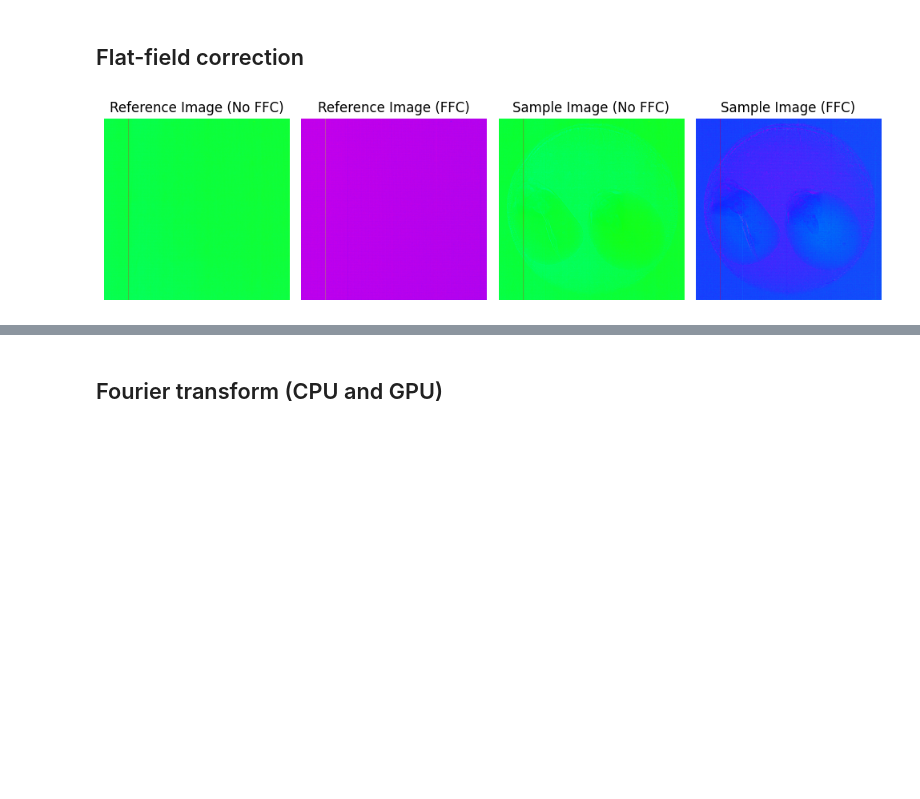
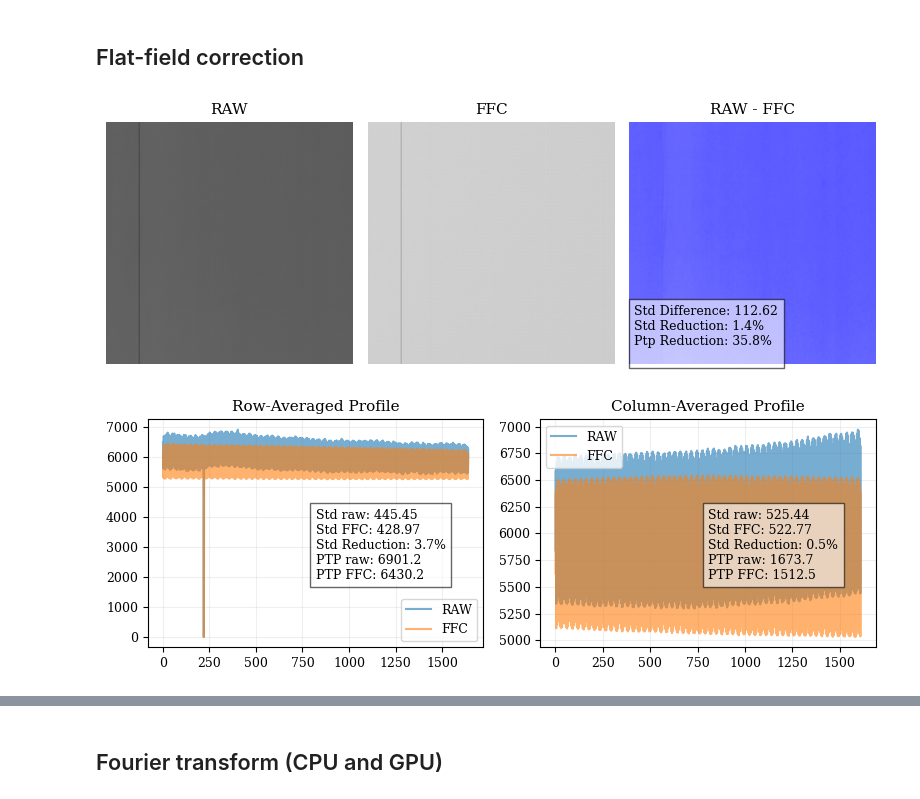
Before and after one commit to JLBeltran-IMAG/shimexpy, a Jupyter notebook: examples/workflow_example.ipynb, the cells around one changed output, grey strips where cells are left out. Drawn from its saved outputs; the diff is of its cells as text; code cells hidden in the pictures; blank space fills up the shorter version.

Commit message:
updates: cuda and ffc assessment

```diff
--- a/examples/workflow_example.ipynb
+++ b/examples/workflow_example.ipynb
@@ -12,6 +12,19 @@ We’ll load a small example dataset, extract the spatial harmonics, and reconst
 # Core scientific stack
 import numpy as np
 import matplotlib.pyplot as plt
+
+plt.rcParams.update({
+    "font.family": "serif",
+    "font.size": 10,
+    "axes.titlesize": 11,
+    "axes.labelsize": 10,
+    "xtick.labelsize": 9,
+    "ytick.labelsize": 9,
+    "legend.fontsize": 9,
+})
+
+# All figures will be exported in
+path2exp = "/home/beltran/DOCTORADO/PhD work/Working/ShimexPy/imgs"
 
 # Visualization helpers
 from skimage.exposure import equalize_hist, rescale_intensity
@@ -180,37 +197,24 @@ fig1.tight_layout()
 ## Flat-field correction
 # %%
 # SHIMEXPY: main processing functions
-from shimexpy import ffc
+from shimexpy import ffc, FFCQualityAssessment
 import time
 
 time0 = time.time()
 reference_ffc = ffc(reference_img_roi, dark_img_roi, bright_img_roi)
 time1 = time.time()
 t_ref_ffc = time1 - time0
 
 time0 = time.time()
 sample_ffc = ffc(sample_img_roi, dark_img_roi, bright_img_roi)
 time1 = time.time()
 t_smp_ffc = time1 - time0
 
-fig2, axes = plt.subplots(1, 4, figsize=(10, 5))
-
-axes[0].imshow(reference_img_roi, cmap="hsv")
-axes[0].set_title("Reference Image (No FFC)")
-axes[0].axis("off")
-
-axes[1].imshow(reference_ffc, cmap="hsv")
-axes[1].set_title("Reference Image (FFC)")
-axes[1].axis("off")
-
-axes[2].imshow(sample_img_roi, cmap="hsv")
-axes[2].set_title("Sample Image (No FFC)")
-axes[2].axis("off")
-
-axes[3].imshow(sample_ffc, cmap="hsv")
-axes[3].set_title("Sample Image (FFC)")
-axes[3].axis("off")
-
-fig2.tight_layout()
+# For reference
+assessor = FFCQualityAssessment(reference_img_roi, reference_ffc)
+report = assessor.report()
+fig1 = assessor.plot_images()
+fig2 = assessor.plot_profiles()
 # %% [output]
-[figure, old version]
+[figure, new version]
+[figure, added]
```
Also changed, not shown: parts of 32 cells of this notebook, 3 other files.
